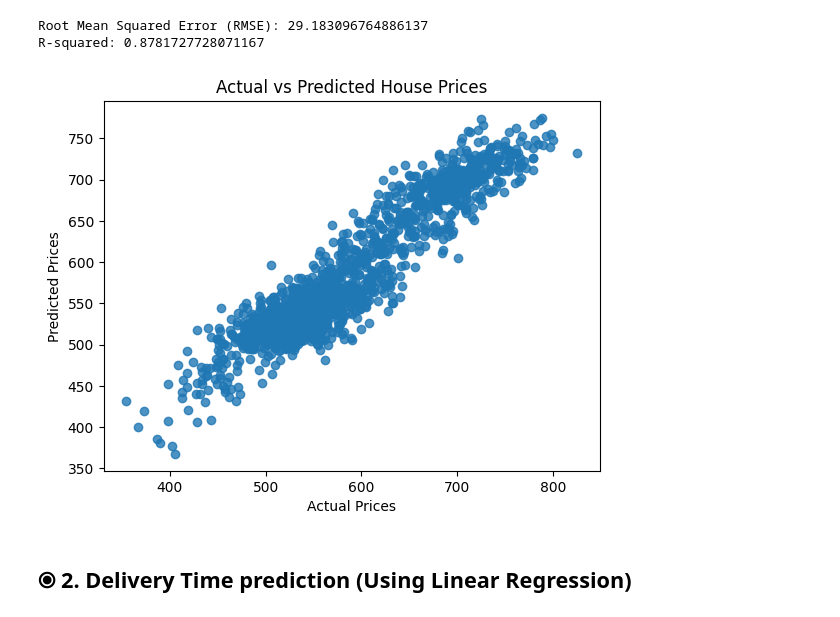
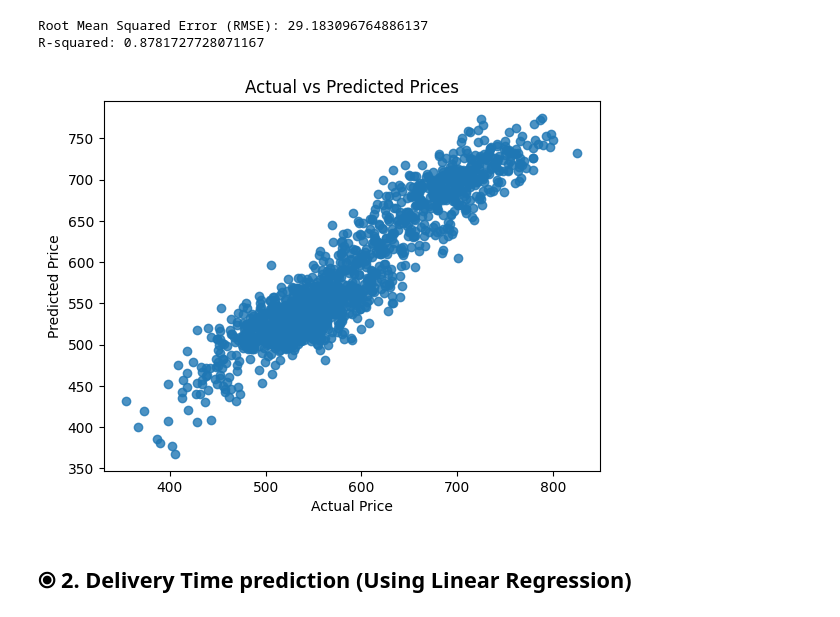
Before and after one commit to pawarsahil2005/DEVL-MiniProject, a Jupyter notebook: DEVL MINI PROJECT.ipynb, the cells around one changed output. Drawn from its saved outputs; the diff is of its cells as text; code cells hidden in the pictures.

```diff
--- a/DEVL MINI PROJECT.ipynb
+++ b/DEVL MINI PROJECT.ipynb
@@ -853,12 +853,12 @@ Root Mean Squared Error (RMSE): 29.183096764886137
 R-squared: 0.8781727728071167
 # %%
 plt.scatter(y_test, y_pred, alpha=0.8)
-plt.xlabel("Actual Prices")
-plt.ylabel("Predicted Prices")
-plt.title("Actual vs Predicted House Prices")
+plt.xlabel("Actual Price")
+plt.ylabel("Predicted Price")
+plt.title("Actual vs Predicted Prices")
 plt.show()
 # %% [output]
-[figure, old version]
+[figure, new version]
 # %% [markdown]
  ## &#10687; 2. Delivery Time prediction (Using Linear Regression)
 # %%
```
Also changed, not shown: parts of 1 cell of this notebook.
